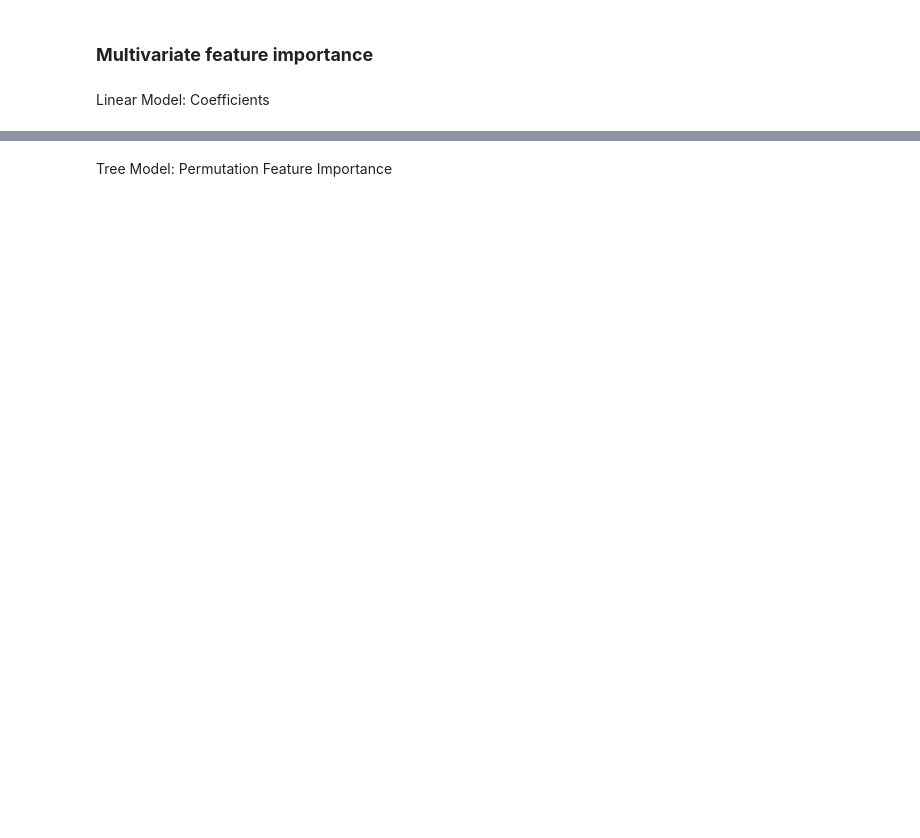
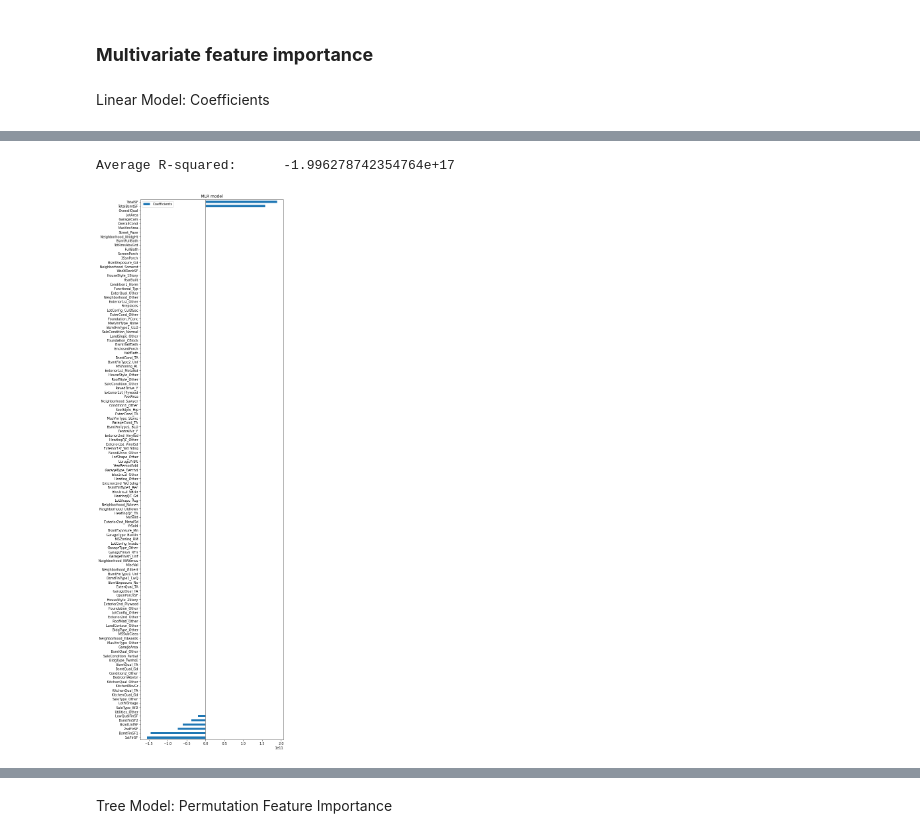
Before and after one commit to idayley/IS455, a Jupyter notebook: 3 Textbook/14 Pipelines Feature Selection.ipynb, the cells around one changed output, grey strips where cells are left out. Cells and saved outputs as stored; diff of their text form; code cells hidden in the pictures; blank space fills up the shorter version.

```diff
--- a/3 Textbook/14 Pipelines Feature Selection.ipynb
+++ b/3 Textbook/14 Pipelines Feature Selection.ipynb
@@ -134,25 +141,30 @@ plt.subplots_adjust(left=.3)
 # %%
+#Still has issues with multicollineiarity. See Vif (next block) for why
+
 import matplotlib.pyplot as plt
 import pandas as pd
 from sklearn import preprocessing
 
 # Standardize the data to compare feature importances
 df_minmax = pd.DataFrame(preprocessing.MinMaxScaler().fit_transform(df), columns=df.columns)
 
 # Run our fit_crossvalidate_mlr function to get back a trained model
 model = fit_crossvalidate_mlr(df_minmax, 10, label='SalePrice')
 
 coefs = pd.DataFrame(
    model.coef_,
    columns=['Coefficients'], index=df_minmax.drop(columns=['SalePrice']).columns
 )
 
-coefs.sort_values(by=['Coefficients'], ascending=False, inplace=True)
+coefs.sort_values(by=['Coefficients'], inplace=True)
 
 coefs.plot(kind='barh', figsize=(10, 30))
 plt.title('MLR model')
 plt.axvline(x=0, color='.5')
 plt.subplots_adjust(left=.3)
 
 # Baseline R2: 0.7975108601968853
+# %% [output]
+Average R-squared:      -1.996278742354764e+17
+[figure, added]
 # %%
```
Also changed, not shown: parts of 15 cells of this notebook.
